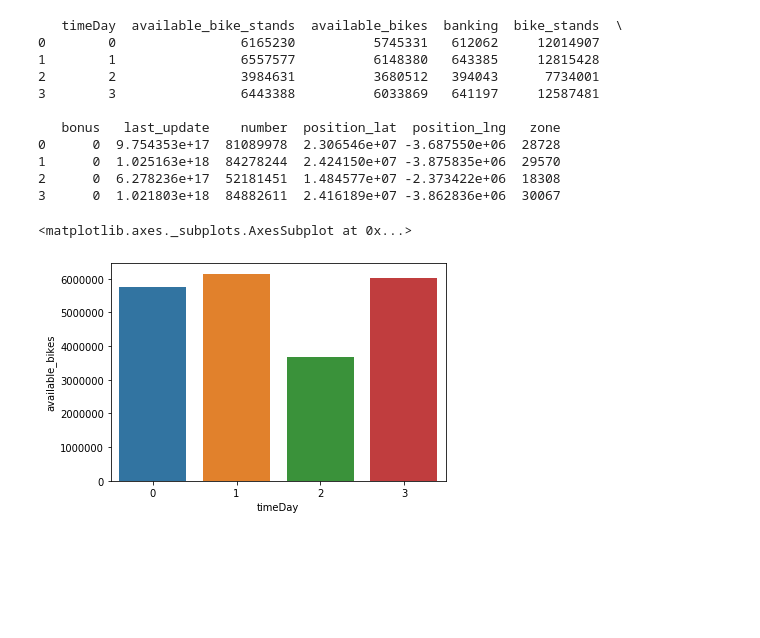
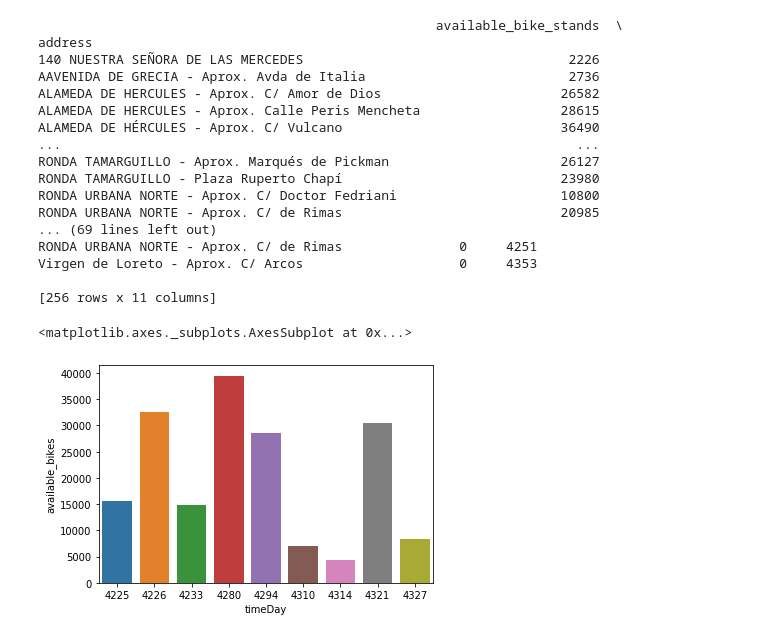
Before and after one commit to emilioego/data_stream_ml_sevici, a Jupyter notebook: notebook-seviBikes.ipynb, the cells around one changed output. Saved outputs shown, nothing was run; the diff lists cells and outputs as text; code cells hidden in the pictures; blank space fills up the shorter version.

```diff
--- a/notebook-seviBikes.ipynb
+++ b/notebook-seviBikes.ipynb
@@ -41,7 +40,7 @@ memory usage: 246.6+ MB
 # %%
 # Renombramos las columnas
 df.columns=["address","available_bike_stands","available_bikes","banking","bike_stands","bonus","contract_name",\
-            "last_update","name","number","position_lat","position_lng","status"]
+            "last_update","name","number","position_lat","position_lng","status","day","date_time","hour"]
 df.head(10)
 # %% [output]
 |  | address | available_bike_stands | available_bikes | banking | bike_stands | bonus | contract_name | ... |
@@ -55,7 +54,3 @@ df.head(10)
 | 7 | Esquina Calle Pero Mingo | 24 | 5 | 1 | 29 | 0 | seville | ... |
 | 8 | CALLE LUIS MONTOTO - Aprox. C/ Ma... | 11 | 5 | 1 | 17 | 0 | seville | ... |
 | 9 | AVENIDA MUJER TRABAJADORA - Aprox... | 13 | 7 | 1 | 20 | 0 | seville | ... |
-# %%
-#Añadimos columna con la fecha ya convertida
-df['datetime'] = pd.to_datetime(df["last_update"]/1000,unit='s')
-df
@@ -82,11 +95,3 @@ df
 #    print(y.strftime('%A'))
 #    day.append(y.strftime('%A'))
 #print(day)
-# %%
-df_data= df["datetime"].astype(str).str.replace(" ", ":")
-#Creamos las columnas de hora y fecha
-df_temp = df_data.str.split(":", expand=True)
-df["date"] = df_temp[0]
-df["hour"]=df_temp[1]
-df["time"]=df_temp[1]+":"+df_temp[2]+":"+df_temp[3]
-df
@@ -178,0 +139,13 @@ import matplotlib.cm as cm
+# %%
+df_filtrado= df[df["day"]=="Sunday"]
+
+#Frecuencias
+#frec=df['address'].value_counts()
+
+groupedvalues=df_filtrado.groupby('address').sum()
+groupedvalues.sort_values(by=['available_bikes'],ascending=False,inplace=True,kind='quicksort')
+print(groupedvalues)
+
+for x in range(0,10):
+    RANKING.loc[str(x)] = (groupedvalues['address'][x],groupedvalues['available_bikes'][x])
+RANKING
@@ -184,22 +181,28 @@ ax = sns.lineplot(x="hour", y="available_bikes", hue="zone",
 # %%
-
-groupedvalues=df.groupby('timeDay').sum().reset_index()
+groupedvalues=df_filtrado.groupby('address').sum()
+#groupedvalues=df.groupby('timeDay').mean().reset_index()
 print(groupedvalues)
-sns.barplot(x='timeDay',y='available_bikes' ,data=groupedvalues)
+sns.barplot(x='timeDay',y='available_bikes' ,data=groupedvalues[1:10])
 # %% [output]
-   timeDay  available_bike_stands  available_bikes  banking  bike_stands  \
-0        0                6165230          5745331   612062     12014907
-1        1                6557577          6148380   643385     12815428
-2        2                3984631          3680512   394043      7734001
-3        3                6443388          6033869   641197     12587481
+                                                   available_bike_stands  \
+address
+140 NUESTRA SEÑORA DE LAS MERCEDES                                  2226
+AAVENIDA DE GRECIA - Aprox. Avda de Italia                          2736
+ALAMEDA DE HERCULES - Aprox. C/ Amor de Dios                       26582
+ALAMEDA DE HERCULES - Aprox. Calle Peris Mencheta                  28615
+ALAMEDA DE HÉRCULES - Aprox. C/ Vulcano                            36490
+...                                                                  ...
+RONDA TAMARGUILLO - Aprox. Marqués de Pickman                      26127
+RONDA TAMARGUILLO - Plaza Ruperto Chapí                            23980
+RONDA URBANA NORTE - Aprox. C/ Doctor Fedriani                     10800
+RONDA URBANA NORTE - Aprox. C/ de Rimas                            20985
+... (69 lines left out)
+RONDA URBANA NORTE - Aprox. C/ de Rimas               0     4251
+Virgen de Loreto - Aprox. C/ Arcos                    0     4353
 
-   bonus   last_update    number  position_lat  position_lng   zone
-0      0  9.754353e+17  81089978  2.306546e+07 -3.687550e+06  28728
-1      0  1.025163e+18  84278244  2.424150e+07 -3.875835e+06  29570
-2      0  6.278236e+17  52181451  1.484577e+07 -2.373422e+06  18308
-3      0  1.021803e+18  84882611  2.416189e+07 -3.862836e+06  30067
+[256 rows x 11 columns]
 <matplotlib.axes._subplots.AxesSubplot at 0x...>
-[figure, old version]
+[figure, new version]
 # %%
 #Una vez preprocesado los datos, lo guardamos en la base de datos con las nuevas columnas
 #con = sqlite3.connect("seviBikes.db")
```
Also changed, not shown: parts of 12 cells of this notebook, 6 other files.
